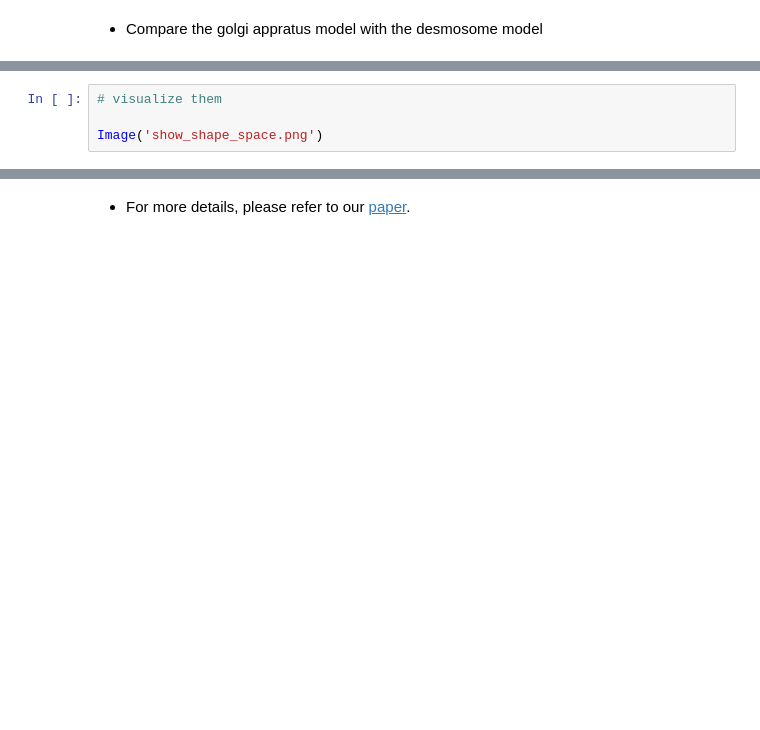
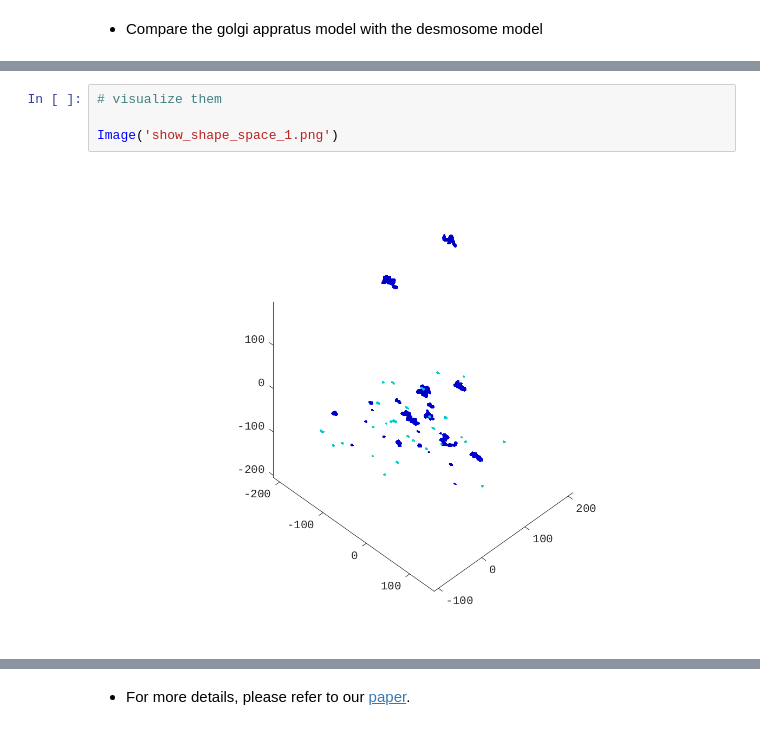
Before and after one commit to murphygroup/cellorganizer-jupyter-notebooks, a Jupyter notebook: workshop_demos/Module 4A.ipynb, the cells around one changed output, grey strips where cells are left out. Cells and saved outputs as stored; diff of their text form; blank space fills up the shorter version.

```diff
--- a/workshop_demos/Module 4A.ipynb
+++ b/workshop_demos/Module 4A.ipynb
@@ -79,6 +92,8 @@ HTML(filename =  'index.html')
 # %%
 # visualize them
 
-Image('show_shape_space.png')
+Image('show_shape_space_1.png')
+# %% [output]
+[figure, added]
 # %%
 Image('show_spatial_distribution.png')
```
Also changed, not shown: parts of 10 cells of this notebook, 6 other files.
